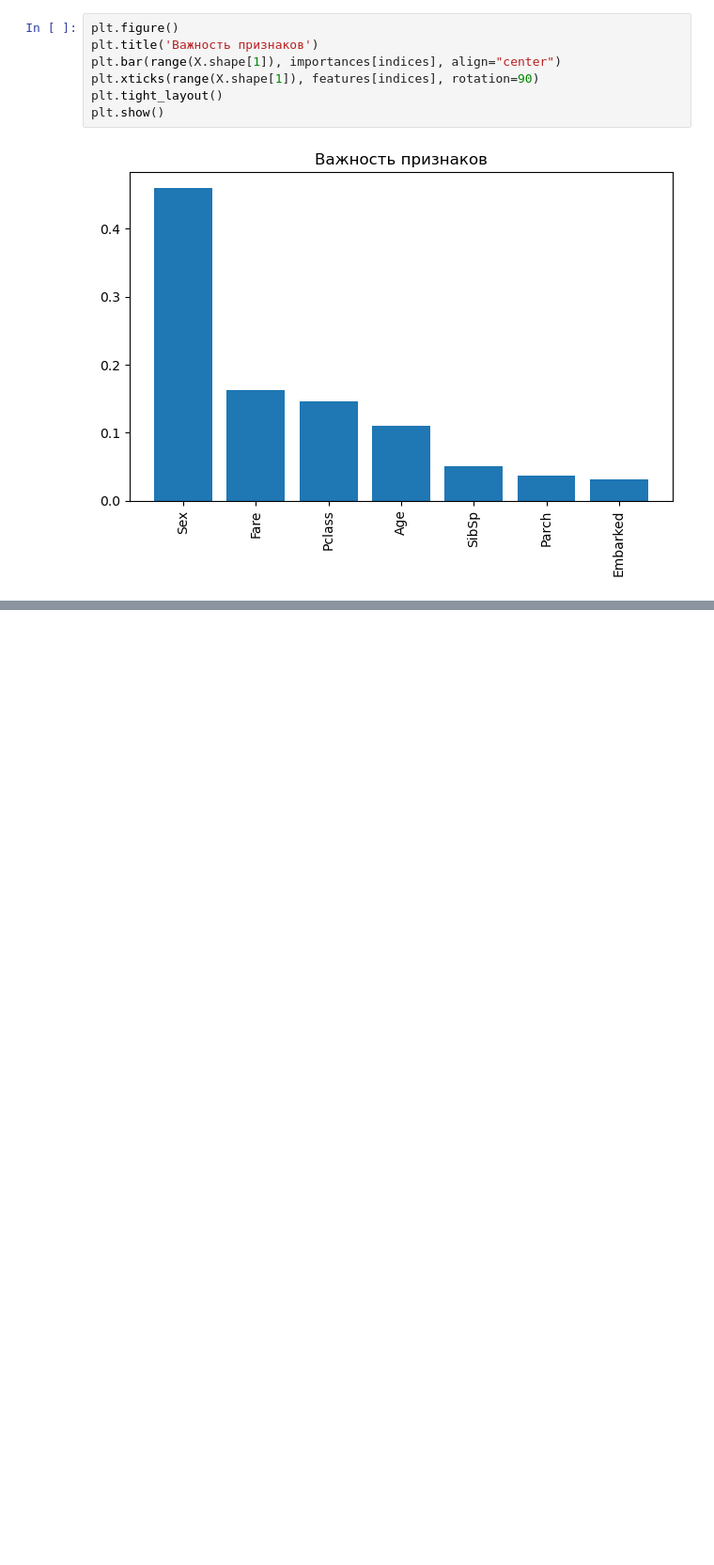
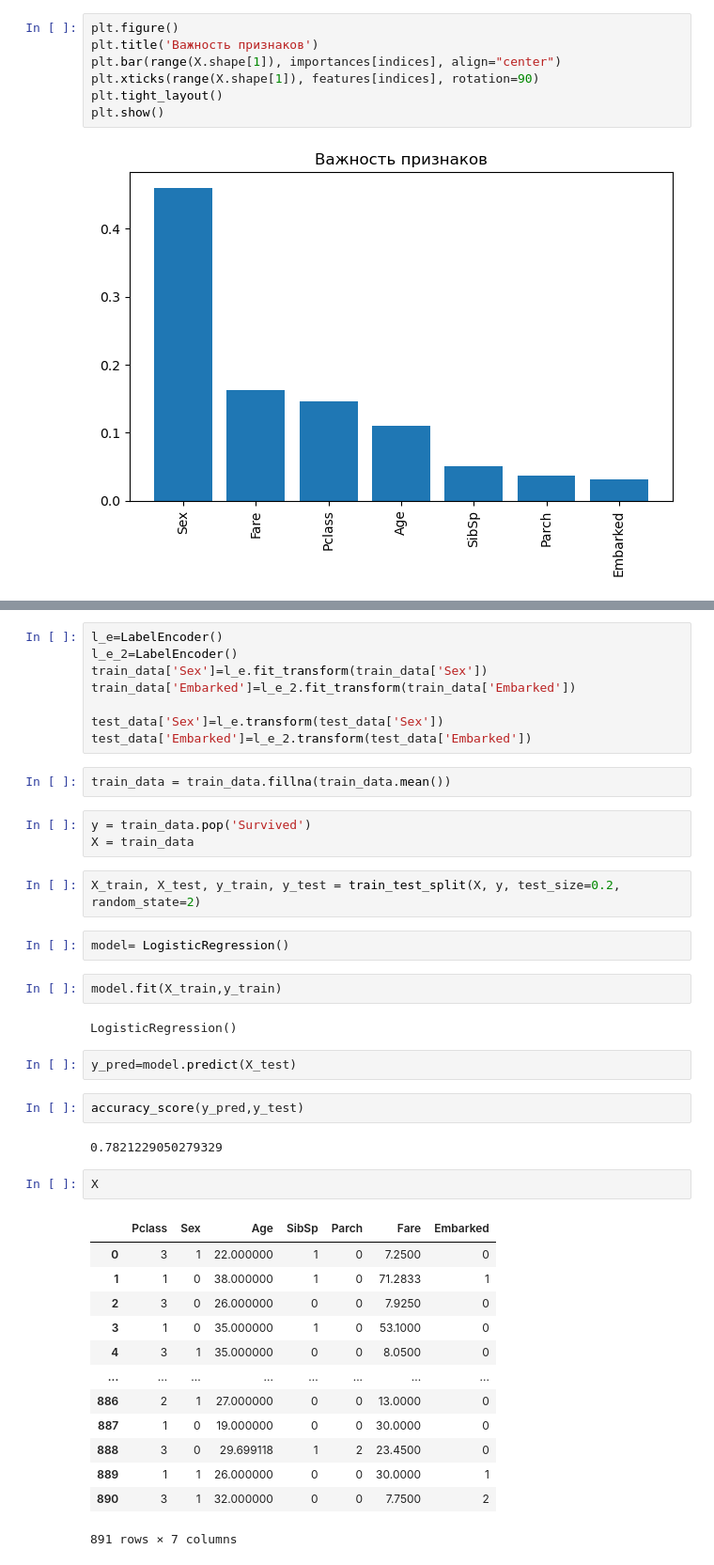
Before and after one commit to abdiyerzhan/kaggle, a Jupyter notebook: Titanic/Titanic.ipynb, the cells around one changed output, grey strips where cells are left out. Shown: that part at 94% size. Cells and saved outputs as stored; diff of their text form; blank space fills up the shorter version.

```diff
--- a/Titanic/Titanic.ipynb
+++ b/Titanic/Titanic.ipynb
@@ -337,0 +361,43 @@ plt.show()
+# %%
+l_e=LabelEncoder()
+l_e_2=LabelEncoder()
+train_data['Sex']=l_e.fit_transform(train_data['Sex'])
+train_data['Embarked']=l_e_2.fit_transform(train_data['Embarked'])
+
+test_data['Sex']=l_e.transform(test_data['Sex'])
+test_data['Embarked']=l_e_2.transform(test_data['Embarked'])
+# %%
+train_data = train_data.fillna(train_data.mean())
+# %%
+y = train_data.pop('Survived')
+X = train_data
+# %%
+X_train, X_test, y_train, y_test = train_test_split(X, y, test_size=0.2, random_state=2)
+# %%
+model= LogisticRegression()
+# %%
+model.fit(X_train,y_train)
+# %% [output]
+LogisticRegression()
+# %%
+y_pred=model.predict(X_test)
+# %%
+accuracy_score(y_pred,y_test)
+# %% [output]
+0.7821229050279329
+# %%
+X
+# %% [output]
+|  | Pclass | Sex | Age | SibSp | Parch | Fare | Embarked |
+| 0 | 3 | 1 | 22.000000 | 1 | 0 | 7.2500 | 0 |
+| 1 | 1 | 0 | 38.000000 | 1 | 0 | 71.2833 | 1 |
+| 2 | 3 | 0 | 26.000000 | 0 | 0 | 7.9250 | 0 |
+| 3 | 1 | 0 | 35.000000 | 1 | 0 | 53.1000 | 0 |
+| 4 | 3 | 1 | 35.000000 | 0 | 0 | 8.0500 | 0 |
+| ... | ... | ... | ... | ... | ... | ... | ... |
+| 886 | 2 | 1 | 27.000000 | 0 | 0 | 13.0000 | 0 |
+| 887 | 1 | 0 | 19.000000 | 0 | 0 | 30.0000 | 0 |
+| 888 | 3 | 0 | 29.699118 | 1 | 2 | 23.4500 | 0 |
+| 889 | 1 | 1 | 26.000000 | 0 | 0 | 30.0000 | 1 |
+| 890 | 3 | 1 | 32.000000 | 0 | 0 | 7.7500 | 2 |
+891 rows × 7 columns
```
Also changed, not shown: parts of 11 cells of this notebook, 1 other file.
